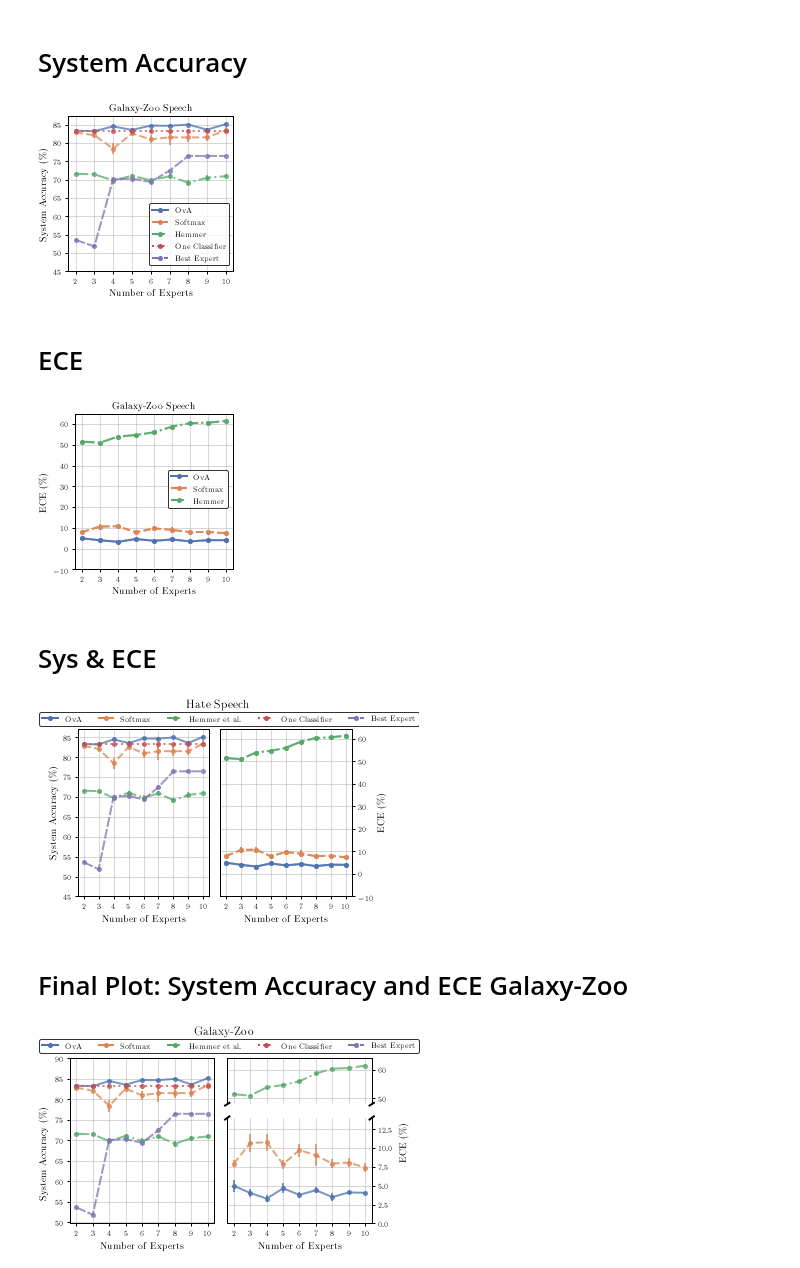
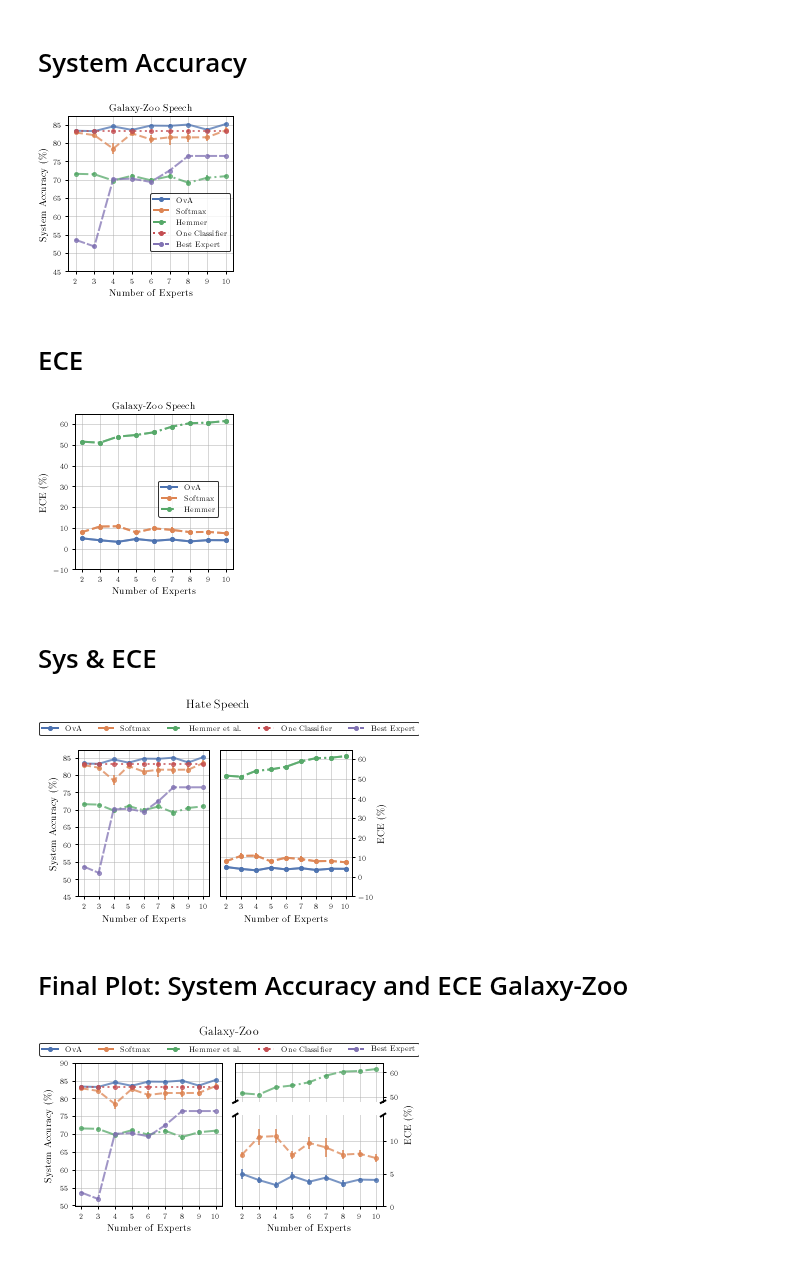
Before and after one commit to rajevv/Multi_L2D, a Jupyter notebook: Galaxy-Zoo/GalaxyZooRebuttal.ipynb, the cells around one changed output. Saved outputs shown, nothing was run; the diff lists cells and outputs as text; code cells hidden in the pictures.

Commit message:
Update Galaxy-Zoo Experiments

```diff
--- a/Galaxy-Zoo/GalaxyZooRebuttal.ipynb
+++ b/Galaxy-Zoo/GalaxyZooRebuttal.ipynb
@@ -11,7 +11,7 @@ PALETTE = "deep"
 sns.set_palette(sns.color_palette(PALETTE))
 
 # Figsize
-plt.rcParams.update(figsizes.aistats2023_half(tight_layout=True,
+plt.rcParams.update(figsizes.aistats2023_half(tight_layout=False,
                                               height_to_width_ratio=1))  # make square fig.
 
 # Font
@@ -135,7 +135,7 @@ def addBreakClips(ax1,ax2, ax_ratio=1):
 # %% [markdown]
 # System Accuracy
 # %%
-fig, ax = plt.subplots(1,1, figsize=(3,3))
+fig, ax = plt.subplots(1,1, figsize=(3,3), layout="tight")
 
 # === Plots ===
 # OvA
@@ -175,7 +175,7 @@ oneclf_leg = mlines.Line2D([], [], label='One Classifier', **oneclf_args)
 bestexpert_leg = mlines.Line2D([], [], label='Best Expert', **best_expert_args)
 legend_list = [ova_leg, softmax_leg, hemmer_leg, oneclf_leg, bestexpert_leg]
 
-fig.legend(handles=legend_list, loc='center', bbox_to_anchor=(0.7, 0.3), ncol=1, fancybox=True)
+fig.legend(handles=legend_list, loc='center', bbox_to_anchor=(0.75, 0.4), ncol=1, fancybox=True)
 
 plt.ylabel(r"System Accuracy $(\%)$")
 
@@ -185,11 +185,11 @@ plt.title("Galaxy-Zoo Speech")
 fig.tight_layout()
 fig.savefig("galaxy_zoo_sys_acc.pdf")
 # %% [output]
-[figure, old version]
+[figure, new version]
 # %% [markdown]
 # ECE
 # %%
-fig, ax = plt.subplots(1,1, figsize=(3,3))
+fig, ax = plt.subplots(1,1, figsize=(3,3), layout="tight")
 
 
 
@@ -239,14 +239,14 @@ plt.ylabel(r"ECE $(\%)$")
 plt.title("Galaxy-Zoo Speech")
 
 fig.tight_layout()
-# fig.savefig("galaxy_zoo_ece.pdf")
+fig.savefig("galaxy_zoo_ece.pdf")
 # %% [output]
-[figure, old version]
+[figure, new version]
 # %% [markdown]
 # Sys & ECE
 # %%
 # fig, axs = plt.subplots(1,2, figsize=(5,3))
-fig = plt.figure(1, figsize=(5,3))
+fig = plt.figure(1, figsize=(5,3), layout="tight")
 gs1 = gridspec.GridSpec(1, 2)
 axs = [fig.add_subplot(ss) for ss in gs1]
 # === Sys Acc ===
@@ -336,17 +336,17 @@ fig.legend(handles=legend_list, loc='upper center', bbox_to_anchor=(0.53, 1), nc
 
 # # === Save ===
 fig.suptitle("Hate Speech", ha="center", va="center",  x=0.5, y=1.06)
-# fig.tight_layout()
-fig.savefig("galaxy_zoo_ece.pdf")
+fig.tight_layout()
+# fig.savefig("galaxy_zoo_draft.pdf")
 # %% [output]
-[figure, old version]
+[figure, new version]
 # %% [markdown]
 # Final Plot: System Accuracy and ECE Galaxy-Zoo
 # %%
 exp_list = np.arange(2, 11)
 
 
-fig = plt.figure(figsize=(5,3))
+fig = plt.figure(figsize=(5,3), layout="tight")
 
 ax1 = plt.subplot2grid(shape=(3, 2), loc=(0, 0), rowspan=3, colspan=1, fig=fig)
 ax3 = plt.subplot2grid(shape=(3, 2), loc=(0, 1), rowspan=1, colspan=1, fig=fig)
@@ -428,33 +428,33 @@ ax3.yaxis.set_label_position("right")
 
 # === ax2 lim ===
 ax4.set_ylim(0, 14)
 ax4.set_xticks(exp_list)
 ax4.set_xlabel(r"Number of Experts")
 ax4.yaxis.tick_right()
 ax4.yaxis.set_label_position("right")
 # === Grid ===
 ax3.grid()
 ax4.grid()
 
 # === Legend ===
 ova_leg = mlines.Line2D([], [], label='OvA', **ova_args)
 softmax_leg = mlines.Line2D([], [], label='Softmax', **softmax_args)
 hemmer_leg = mlines.Line2D([], [], label='Hemmer et al.', **hemmer_args)
 oneclf_leg = mlines.Line2D([], [], label='One Classifier', **oneclf_args)
 bestexpert_leg = mlines.Line2D([], [], label='Best Expert', **best_expert_args)
 legend_list = [ova_leg, softmax_leg, hemmer_leg, oneclf_leg, bestexpert_leg]
 
 # === Broken axes ===
 addBreakClips(ax3,ax4, ax_ratio=2)
 
 
 plt.gcf().text(0,0.5, r"System Accuracy $(\%)$", ha="center", va="center", rotation=90)
 plt.gcf().text(1,0.55, r"ECE $(\%)$", ha="center", va="center", rotation=90)
 
-fig.legend(handles=legend_list, loc='upper center', bbox_to_anchor=(0.53, 1), ncol=5, fancybox=True)
+fig.legend(handles=legend_list, loc='center', bbox_to_anchor=(0.5, 0.9), ncol=5, fancybox=True)
 # # === Save ===
-fig.suptitle("Galaxy-Zoo", ha="center", va="center",  x=0.5, y=1.06)
+fig.suptitle("Galaxy-Zoo", ha="center", va="center")
 fig.tight_layout()
 fig.savefig("galaxyzoo.pdf")
 # %% [output]
-[figure, old version]
+[figure, new version]
```
Also changed, not shown: 4 other files.
